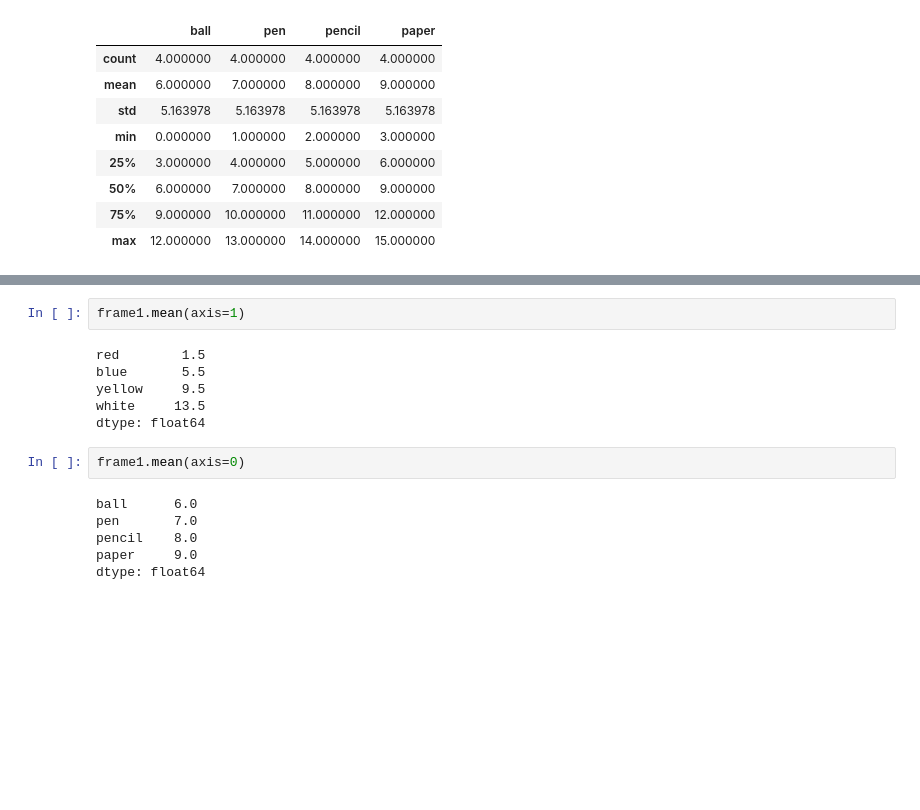
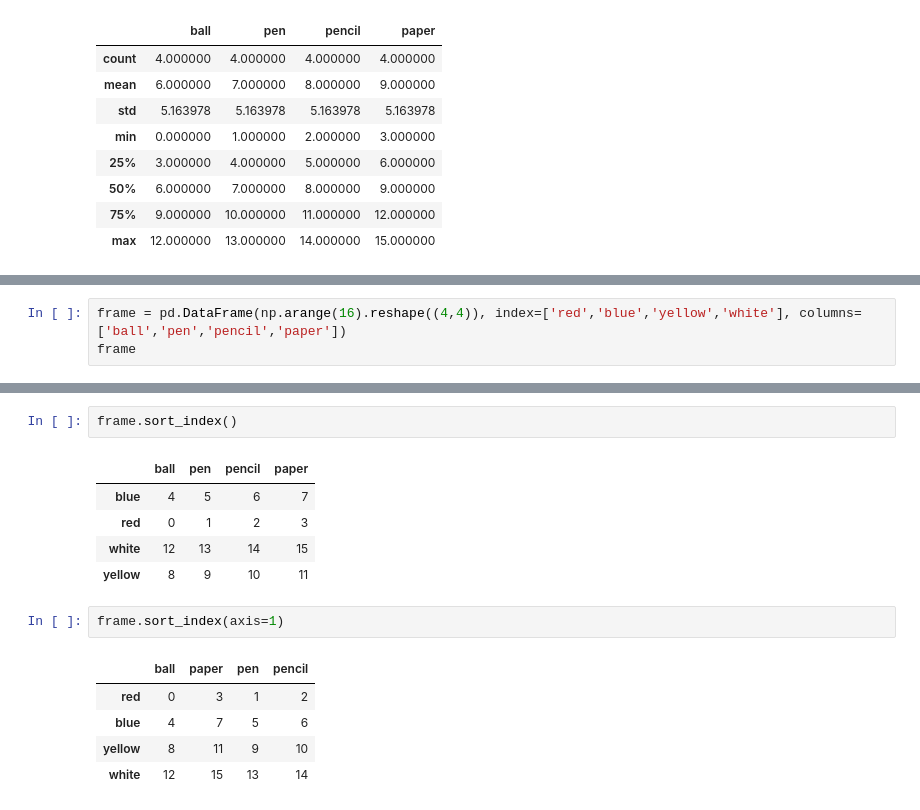
Before and after one commit to zhangminvip/python_data_analytics, a Jupyter notebook: dataframe_test.ipynb, the cells around one changed output, grey strips where cells are left out. Saved outputs shown, nothing was run; the diff lists cells and outputs as text; blank space fills up the shorter version.

Commit message:
sort_index sort_values rank

```diff
--- a/dataframe_test.ipynb
+++ b/dataframe_test.ipynb
@@ -535,0 +533,3 @@ dtype: int64
+# %%
+frame = pd.DataFrame(np.arange(16).reshape((4,4)), index=['red','blue','yellow','white'], columns=['ball','pen','pencil','paper'])
+frame
@@ -536,16 +542,16 @@ dtype: int64
+# %%
+frame.sort_index()
+# %% [output]
+|  | ball | pen | pencil | paper |
+| blue | 4 | 5 | 6 | 7 |
+| red | 0 | 1 | 2 | 3 |
+| white | 12 | 13 | 14 | 15 |
+| yellow | 8 | 9 | 10 | 11 |
 # %%
-frame1.mean(axis=1)
+frame.sort_index(axis=1)
 # %% [output]
-red        1.5
-blue       5.5
-yellow     9.5
-white     13.5
-dtype: float64
+|  | ball | paper | pen | pencil |
+| red | 0 | 3 | 1 | 2 |
+| blue | 4 | 7 | 5 | 6 |
+| yellow | 8 | 11 | 9 | 10 |
+| white | 12 | 15 | 13 | 14 |
-# %%
-frame1.mean(axis=0)
-# %% [output]
-ball      6.0
-pen       7.0
-pencil    8.0
-paper     9.0
-dtype: float64
```
Also changed, not shown: parts of 15 cells of this notebook.
